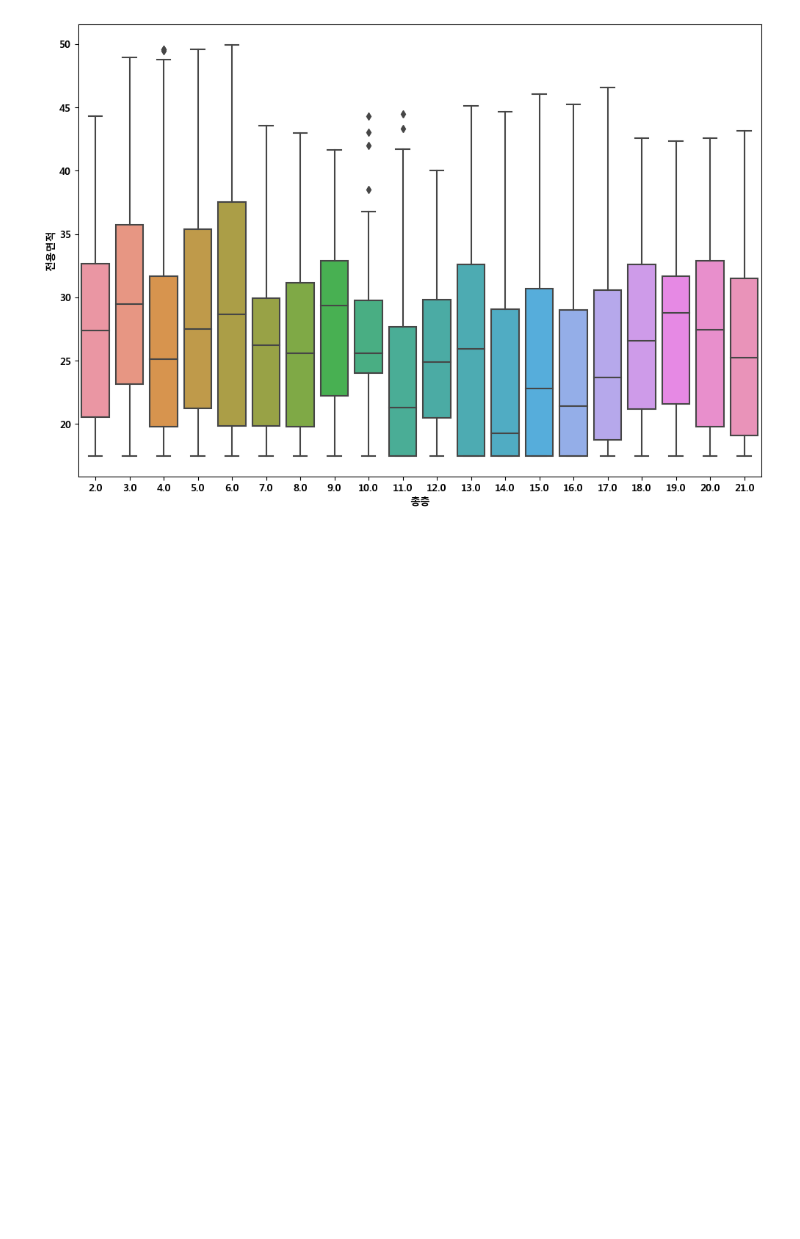
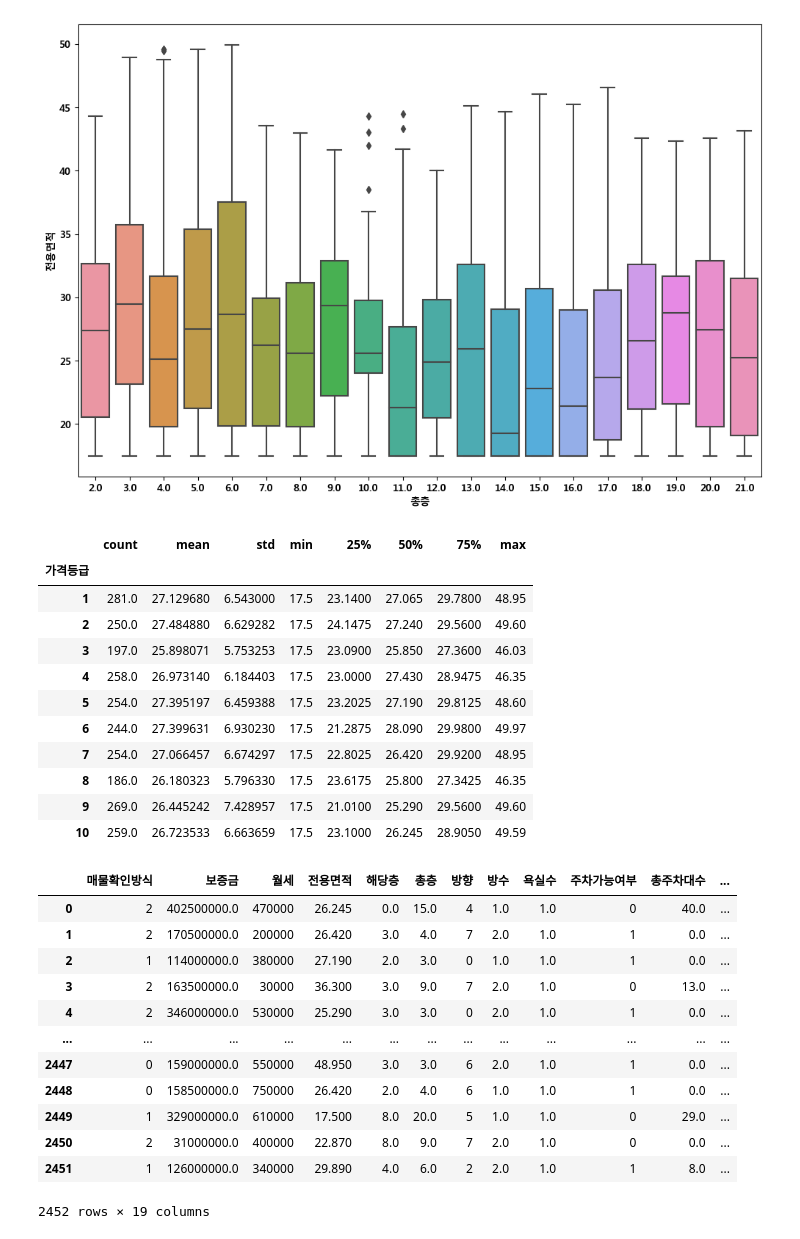
Before and after one commit to Salamamder/project_jericho, a Jupyter notebook: 전처리 전용.ipynb, the cells around one changed output. Drawn from its saved outputs; the diff is of its cells as text; code cells hidden in the pictures; blank space fills up the shorter version.

```diff
--- a/전처리 전용.ipynb
+++ b/전처리 전용.ipynb
@@ -393,3 +1094,34 @@ sns.boxplot(data = train, x='총층', y='전용면적')
 # 보증금이 높으면 월세가 낮음, 보증금이 낮으면 월세가 높음
 # 이를 이용해서 등급을 매기고 등급에 따른 전용면적 차이를 알아보자
 # 보증금과 월세를 등급을 매기고 그에 따른 합산 등급을 또 만든다. -> 이러한 설명변수를 추가해보자
+# %%
+# 가격에 등급을 메기고 등급당 면적에 차이가 있는지 확인 -> 가격과 면적은 관련 없어 보임
+트레인_면적 = 트레인[트레인['전용면적'] > 0]
+display(트레인.groupby('가격등급')['전용면적'].describe())
+display(트레인)
+# %% [output]
+|  | count | mean | std | min | 25% | 50% | 75% | max |
+| 가격등급 |  |  |  |  |  |  |  |  |
+| 1 | 281.0 | 27.129680 | 6.543000 | 17.5 | 23.1400 | 27.065 | 29.7800 | 48.95 |
+| 2 | 250.0 | 27.484880 | 6.629282 | 17.5 | 24.1475 | 27.240 | 29.5600 | 49.60 |
+| 3 | 197.0 | 25.898071 | 5.753253 | 17.5 | 23.0900 | 25.850 | 27.3600 | 46.03 |
+| 4 | 258.0 | 26.973140 | 6.184403 | 17.5 | 23.0000 | 27.430 | 28.9475 | 46.35 |
+| 5 | 254.0 | 27.395197 | 6.459388 | 17.5 | 23.2025 | 27.190 | 29.8125 | 48.60 |
+| 6 | 244.0 | 27.399631 | 6.930230 | 17.5 | 21.2875 | 28.090 | 29.9800 | 49.97 |
+| 7 | 254.0 | 27.066457 | 6.674297 | 17.5 | 22.8025 | 26.420 | 29.9200 | 48.95 |
+| 8 | 186.0 | 26.180323 | 5.796330 | 17.5 | 23.6175 | 25.800 | 27.3425 | 46.35 |
+| 9 | 269.0 | 26.445242 | 7.428957 | 17.5 | 21.0100 | 25.290 | 29.5600 | 49.60 |
+| 10 | 259.0 | 26.723533 | 6.663659 | 17.5 | 23.1000 | 26.245 | 28.9050 | 49.59 |
+|  | 매물확인방식 | 보증금 | 월세 | 전용면적 | 해당층 | 총층 | 방향 | 방수 | 욕실수 | 주차가능여부 | 총주차대수 | ... |
+| 0 | 2 | 402500000.0 | 470000 | 26.245 | 0.0 | 15.0 | 4 | 1.0 | 1.0 | 0 | 40.0 | ... |
+| 1 | 2 | 170500000.0 | 200000 | 26.420 | 3.0 | 4.0 | 7 | 2.0 | 1.0 | 1 | 0.0 | ... |
+| 2 | 1 | 114000000.0 | 380000 | 27.190 | 2.0 | 3.0 | 0 | 1.0 | 1.0 | 1 | 0.0 | ... |
+| 3 | 2 | 163500000.0 | 30000 | 36.300 | 3.0 | 9.0 | 7 | 2.0 | 1.0 | 0 | 13.0 | ... |
+| 4 | 2 | 346000000.0 | 530000 | 25.290 | 3.0 | 3.0 | 0 | 2.0 | 1.0 | 1 | 0.0 | ... |
+| ... | ... | ... | ... | ... | ... | ... | ... | ... | ... | ... | ... | ... |
+| 2447 | 0 | 159000000.0 | 550000 | 48.950 | 3.0 | 3.0 | 6 | 2.0 | 1.0 | 1 | 0.0 | ... |
+| 2448 | 0 | 158500000.0 | 750000 | 26.420 | 2.0 | 4.0 | 6 | 1.0 | 1.0 | 1 | 0.0 | ... |
+| 2449 | 1 | 329000000.0 | 610000 | 17.500 | 8.0 | 20.0 | 5 | 1.0 | 1.0 | 0 | 29.0 | ... |
+| 2450 | 2 | 31000000.0 | 400000 | 22.870 | 8.0 | 9.0 | 7 | 2.0 | 1.0 | 0 | 0.0 | ... |
+| 2451 | 1 | 126000000.0 | 340000 | 29.890 | 4.0 | 6.0 | 2 | 2.0 | 1.0 | 1 | 8.0 | ... |
+2452 rows × 19 columns
```
Also changed, not shown: parts of 36 cells of this notebook, 8 other files.
